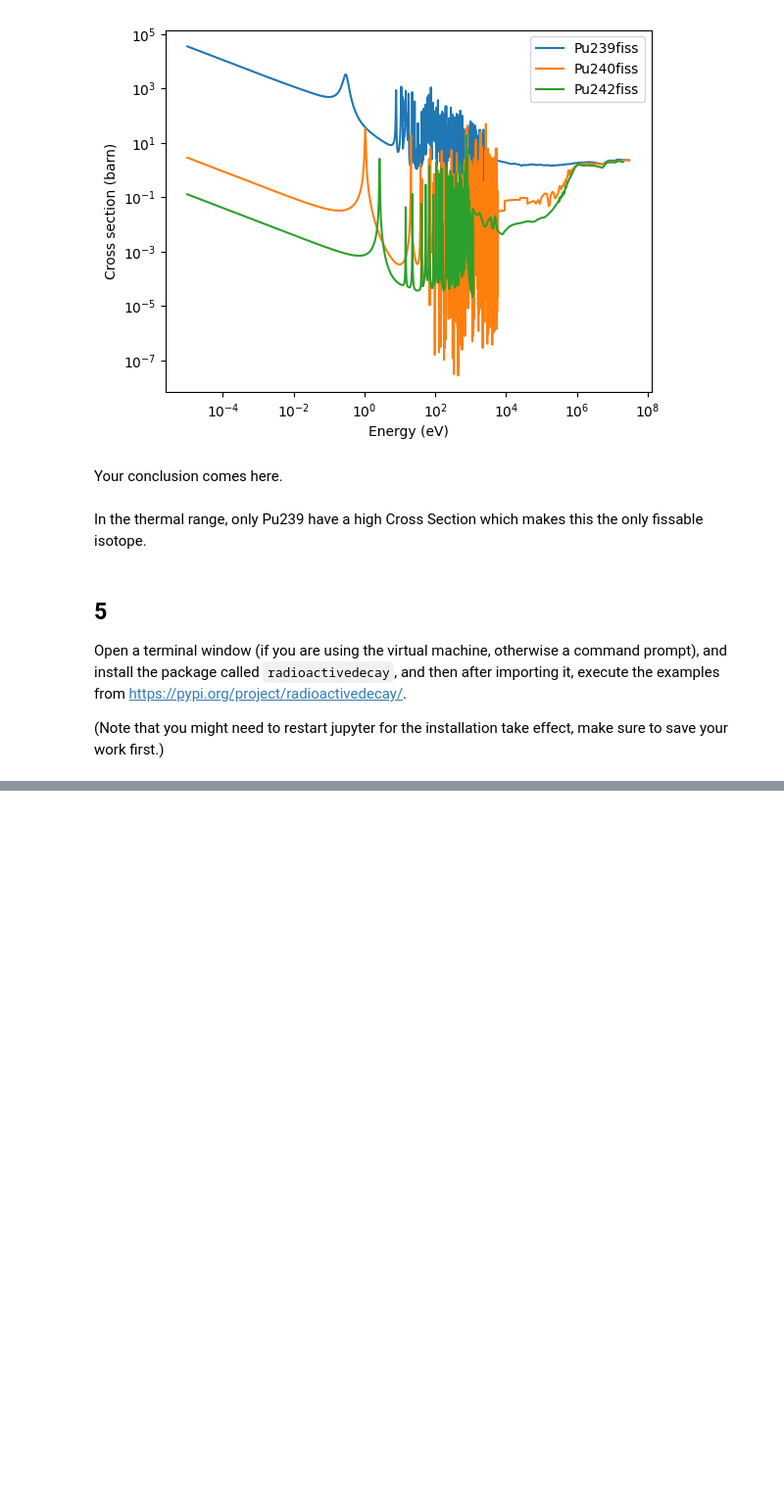
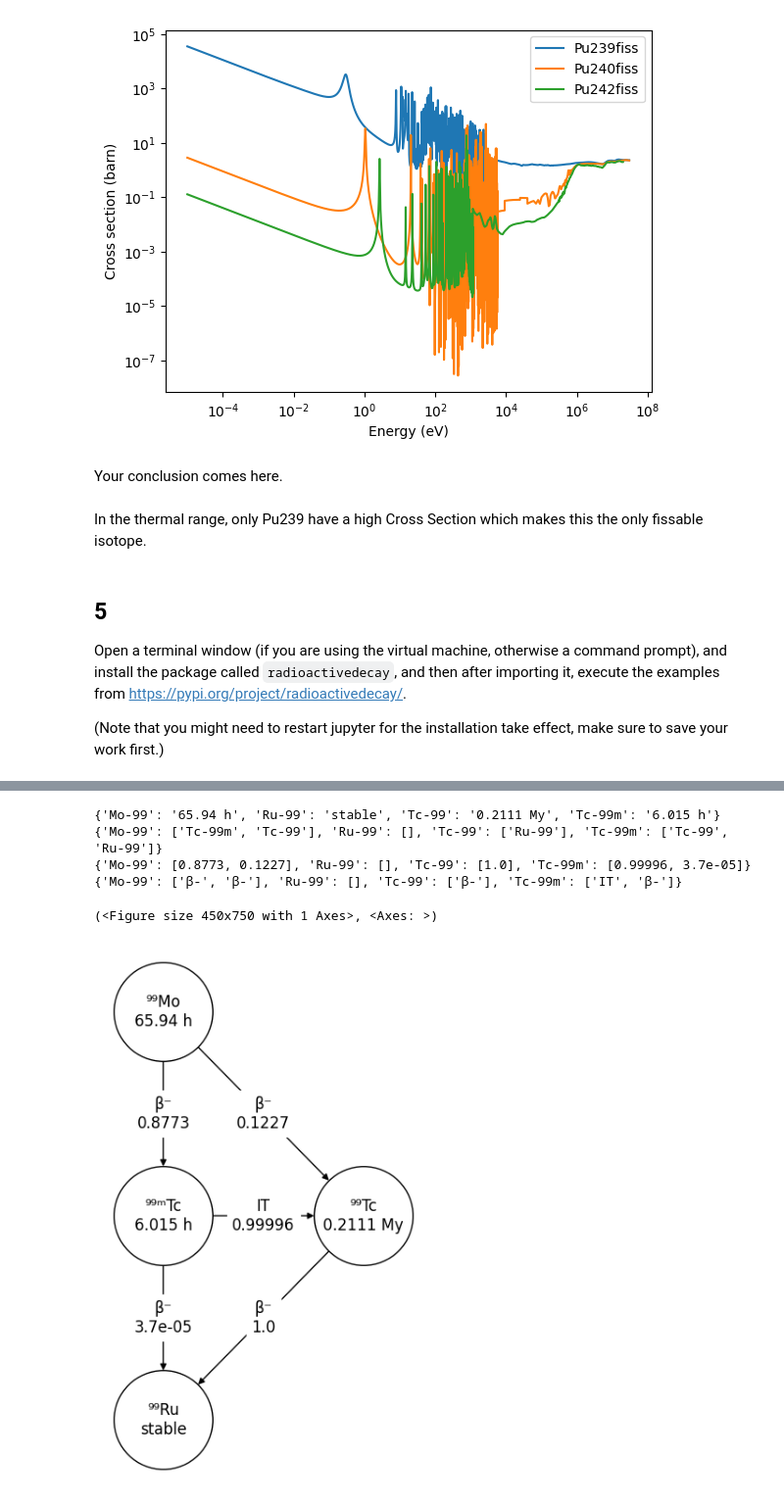
Before and after one commit to AlexHedene/Prog2_Projects, a Jupyter notebook: Reactor_physics/Datalabs/Datalab03/3-IntermediatePythonII.ipynb, the cells around one changed output, grey strips where cells are left out. Shown at 98% size. Saved outputs shown, nothing was run; the diff lists cells and outputs as text; code cells hidden in the pictures; blank space fills up the shorter version.

```diff
--- a/Reactor_physics/Datalabs/Datalab03/3-IntermediatePythonII.ipynb
+++ b/Reactor_physics/Datalabs/Datalab03/3-IntermediatePythonII.ipynb
@@ -647,0 +701,16 @@ Open a terminal window (if you are using the virtual machine, otherwise a comman
+# %%
+print(Mo99_t1.half_lives('readable'))
+print(Mo99_t1.progeny())
+print(Mo99_t1.branching_fractions())
+print(Mo99_t1.decay_modes())
+# %% [output]
+{'Mo-99': '65.94 h', 'Ru-99': 'stable', 'Tc-99': '0.2111 My', 'Tc-99m': '6.015 h'}
+{'Mo-99': ['Tc-99m', 'Tc-99'], 'Ru-99': [], 'Tc-99': ['Ru-99'], 'Tc-99m': ['Tc-99', 'Ru-99']}
+{'Mo-99': [0.8773, 0.1227], 'Ru-99': [], 'Tc-99': [1.0], 'Tc-99m': [0.99996, 3.7e-05]}
+{'Mo-99': ['β-', 'β-'], 'Ru-99': [], 'Tc-99': ['β-'], 'Tc-99m': ['IT', 'β-']}
+# %%
+nuc = rd.Nuclide('Mo-99')
+nuc.plot()
+# %% [output]
+(<Figure size 450x750 with 1 Axes>, <Axes: >)
+[figure, added]
```
Also changed, not shown: parts of 8 cells of this notebook.
